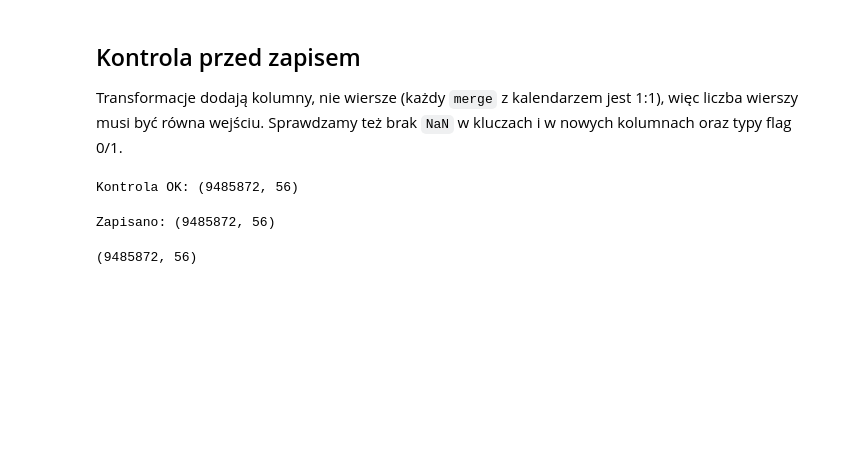
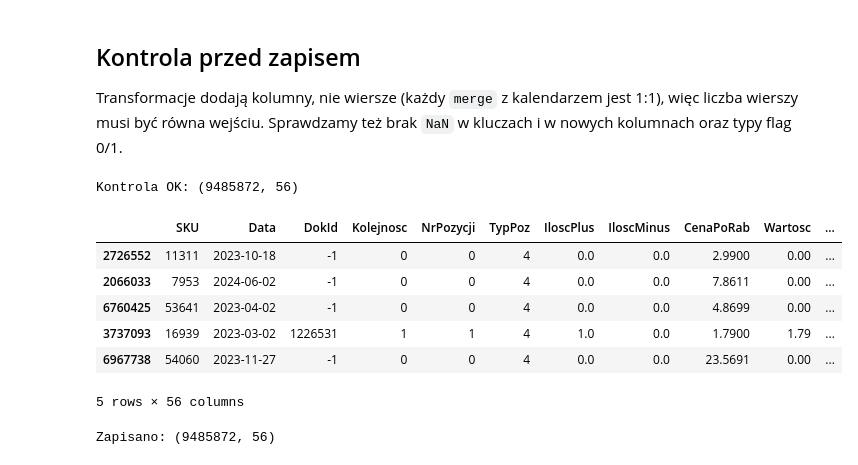
Before and after one commit to mixer123/analiza_sprzedazy, a Jupyter notebook: notebooks/etl/transform.ipynb, the cells around one changed output. Cells and saved outputs as stored; diff of their text form; code cells hidden in the pictures; blank space fills up the shorter version.

```diff
--- a/notebooks/etl/transform.ipynb
+++ b/notebooks/etl/transform.ipynb
@@ -754,9 +768,9 @@ Odległość (dni kalendarzowe) do najbliższego okna świątecznego i od ostatn
 # %%
 # Flagi `DniDoSwieta` / `DniPoSwiecie`
-# 0 = w oknie, 1–7 = przed/po, 8 = dalej niż 7 dni
+# 0 = w oknie, 1–7 = przed/po, 999 = dalej
 
 zasieg_dni = 7
-daleko = zasieg_dni + 1   # 8 — tuż za zakresem 1–7
+daleko = 999
 
 # okna = długie weekendy + ciągi czerwonych dni (CzySwieto = 1) zawierające święto ustawowe
 # (sama zwykła niedziela nie tworzy okna)
@@ -837,6 +851,16 @@ assert (df_flagi[flagi_int8].dtypes == 'int8').all(), "Flagi 0/1 nie są int8"
 print(f"Kontrola OK: {df_flagi.shape}")
 # %% [output]
 Kontrola OK: (9485872, 56)
+# %%
+df_flagi.sample(5   )
+# %% [output]
+|  | SKU | Data | DokId | Kolejnosc | NrPozycji | TypPoz | IloscPlus | IloscMinus | CenaPoRab | Wartosc | ... |
+| 2726552 | 11311 | 2023-10-18 | -1 | 0 | 0 | 4 | 0.0 | 0.0 | 2.9900 | 0.00 | ... |
+| 2066033 | 7953 | 2024-06-02 | -1 | 0 | 0 | 4 | 0.0 | 0.0 | 7.8611 | 0.00 | ... |
+| 6760425 | 53641 | 2023-04-02 | -1 | 0 | 0 | 4 | 0.0 | 0.0 | 4.8699 | 0.00 | ... |
+| 3737093 | 16939 | 2023-03-02 | 1226531 | 1 | 1 | 4 | 1.0 | 0.0 | 1.7900 | 1.79 | ... |
+| 6967738 | 54060 | 2023-11-27 | -1 | 0 | 0 | 4 | 0.0 | 0.0 | 23.5691 | 0.00 | ... |
+5 rows × 56 columns
 # %%
 # Zapis wyniku (kalendarz + wszystkie flagi) do dane/interim
 nazwa_pliku = "fact_inka_final.parquet"
@@ -848,10 +872,6 @@ df_flagi.to_parquet(
 print(f"Zapisano: {df_flagi.shape}")
 # %% [output]
 Zapisano: (9485872, 56)
-# %%
-df_flagi.shape
-# %% [output]
-(9485872, 56)
 # %%
 # Suma kontrolna wyniku — przelicz po każdej zmianie kodu
 
```
Also changed, not shown: parts of 14 cells of this notebook.
